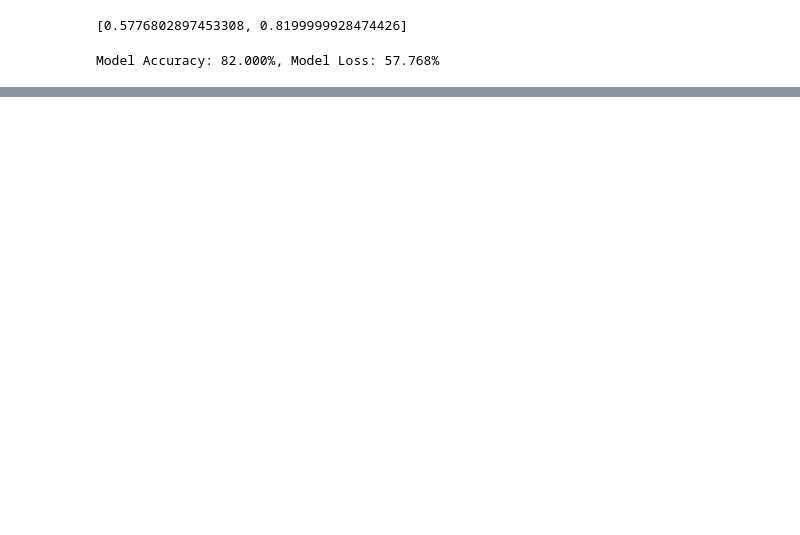
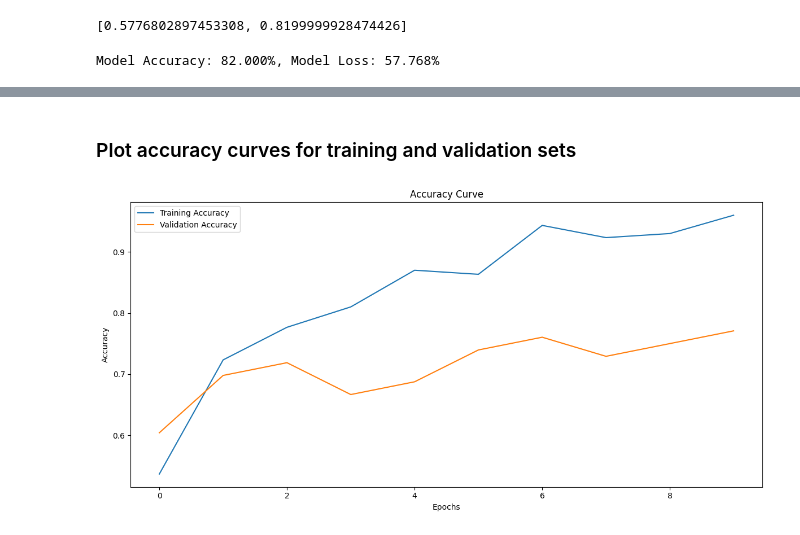
Before and after one commit to VishSeran/Classification-and-Captioning-Aircraft-Damage-Using-Pretrained-Models, a Jupyter notebook: classification-and-captioning.ipynb, the cells around one changed output, grey strips where cells are left out. Drawn from its saved outputs; the diff is of its cells as text; code cells hidden in the pictures; blank space fills up the shorter version.

```diff
--- a/classification-and-captioning.ipynb
+++ b/classification-and-captioning.ipynb
@@ -292,0 +309,14 @@ training_history
+# %% [markdown]
+### Plot accuracy curves for training and validation sets
+# %%
+plt.figure(figsize=(12,6))
+plt.plot(training_history['accuracy'], label = "Training Accuracy")
+plt.plot(training_history['val_accuracy'], label = "Validation Accuracy")
+plt.xlabel("Epochs")
+plt.ylabel("Accuracy")
+plt.title("Accuracy Curve")
+plt.legend()
+plt.tight_layout()
+plt.show()
+# %% [output]
+[figure, added]
```
Also changed, not shown: parts of 7 cells of this notebook.
